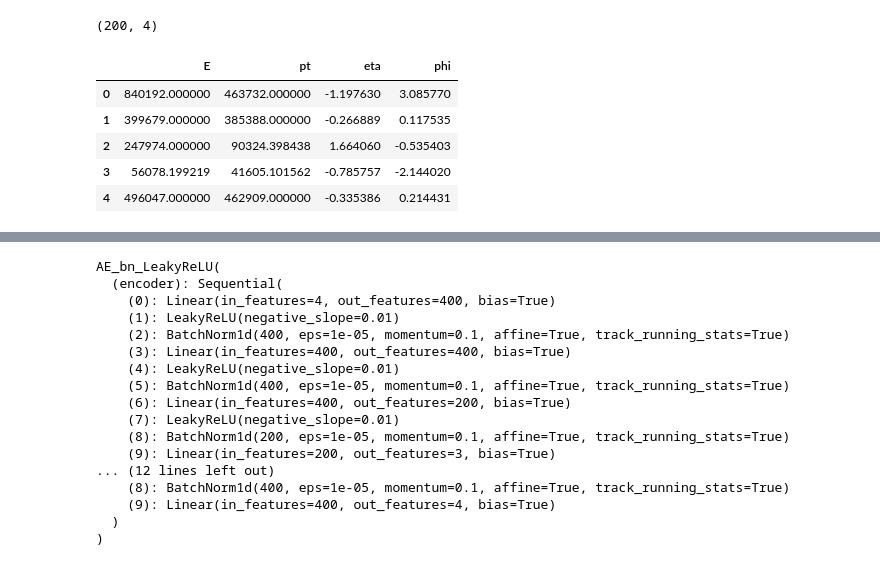
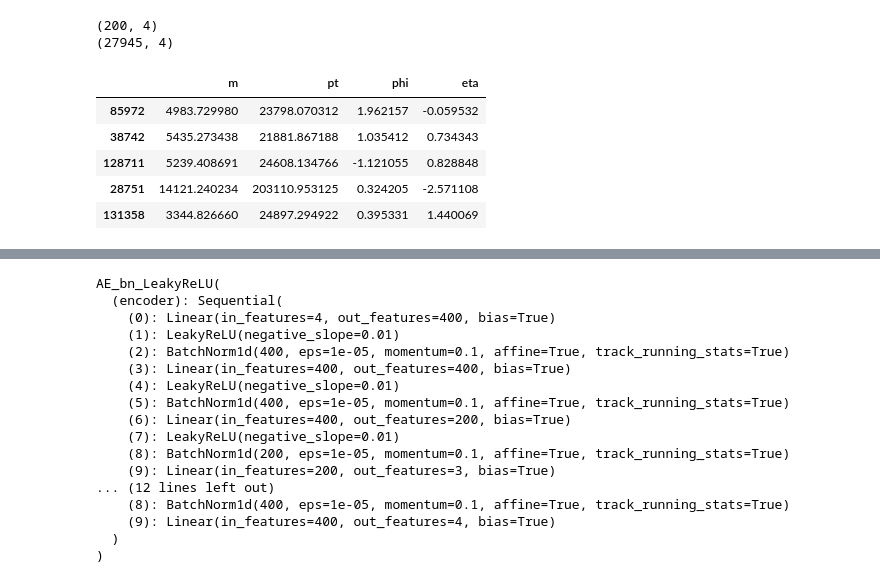
Before and after one commit to Autoencoders-compression-anomaly/AE-Compression-pytorch, a Jupyter notebook: examples/phenoML/test_4D_customNorm.ipynb, the cells around one changed output, grey strips where cells are left out. Cells and saved outputs as stored; diff of their text form; code cells hidden in the pictures.

```diff
--- a/examples/phenoML/test_4D_customNorm.ipynb
+++ b/examples/phenoML/test_4D_customNorm.ipynb
@@ -31,13 +27,18 @@ train = train[:200]
-# %%
-train.shape
-# %% [output]
-(200, 4)
-# %%
-test.head()
-# %% [output]
-|  | E | pt | eta | phi |
-| 0 | 840192.000000 | 463732.000000 | -1.197630 | 3.085770 |
-| 1 | 399679.000000 | 385388.000000 | -0.266889 | 0.117535 |
-| 2 | 247974.000000 | 90324.398438 | 1.664060 | -0.535403 |
-| 3 | 56078.199219 | 41605.101562 | -0.785757 | -2.144020 |
-| 4 | 496047.000000 | 462909.000000 | -0.335386 | 0.214431 |
+# %%
+## Importing data (.pkl to pandas) ##
+train = pd.read_pickle('/Users/nallenallis/Documents/LTH/Exjobb/AE-Compression-pytorch-master2/examples/phenoML/test_data/all_jets_train_4D_100_percent.pkl')
+test = pd.read_pickle('/Users/nallenallis/Documents/LTH/Exjobb/AE-Compression-pytorch-master2/examples/phenoML/test_data/all_jets_test_4D_100_percent.pkl')
+
+train = train[:200]
+print(train.shape)
+print(test.shape)
+test.head()
+# %% [output]
+(200, 4)
+(27945, 4)
+|  | m | pt | phi | eta |
+| 85972 | 4983.729980 | 23798.070312 | 1.962157 | -0.059532 |
+| 38742 | 5435.273438 | 21881.867188 | 1.035412 | 0.734343 |
+| 128711 | 5239.408691 | 24608.134766 | -1.121055 | 0.828848 |
+| 28751 | 14121.240234 | 203110.953125 | 0.324205 | -2.571108 |
+| 131358 | 3344.826660 | 24897.294922 | 0.395331 | 1.440069 |
```
Also changed, not shown: parts of 32 cells of this notebook.
